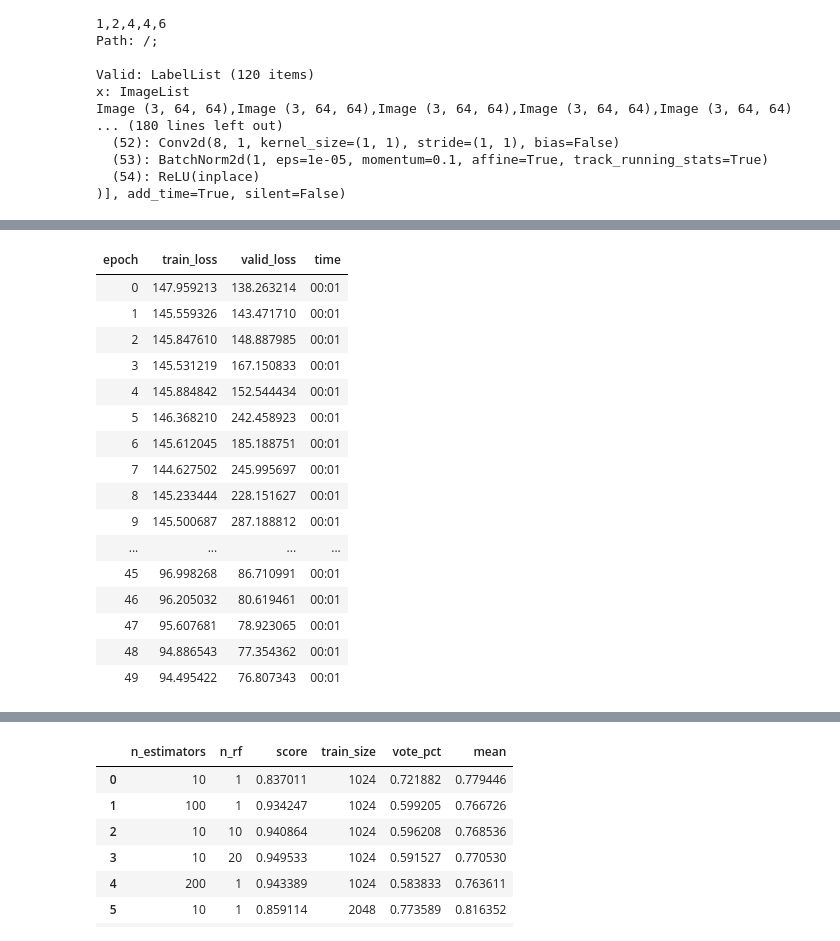
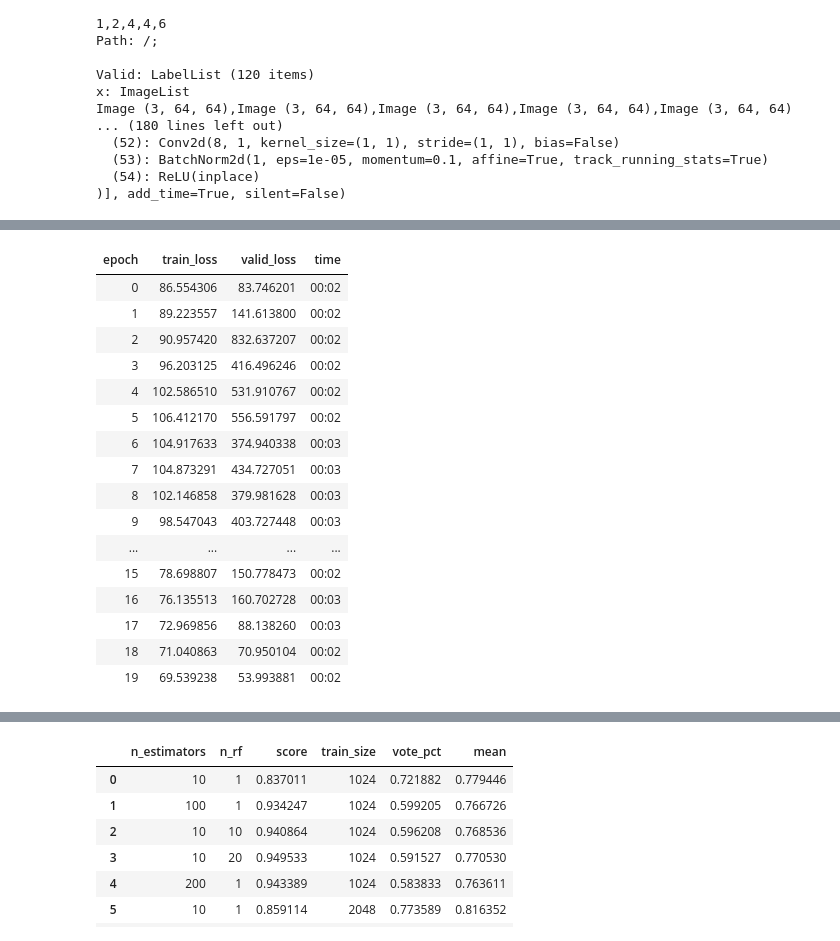
Before and after one commit to dhuynh95/fastai_autoencoder, a Jupyter notebook: MNIST.ipynb, the cells around one changed output, grey strips where cells are left out. Saved outputs shown, nothing was run; the diff lists cells and outputs as text; code cells hidden in the pictures.

```diff
--- a/MNIST.ipynb
+++ b/MNIST.ipynb
@@ -146,22 +127,0 @@ TypeError: __init__() missing 1 required positional argument: 'ks'
-# %%
-act_fn = nn.ReLU(inplace=True)
-
-nfs = [1,8,64,64,64]
-enc = Encoder(MobileConv,nfs,act_fn)
-
-nfs = [1024,24]
-vae_bn = VAEBottleneck(nfs,act_fn)
-vn_bn = Bottleneck(nfs,act_fn)
-
-nfs = [24,32,32,16,8,1]
-ks = [7,5,3,3]
-dec = Decoder(MobileConv,nfs,act_fn,size,ks)
-
-learn = AutoEncoderLearner(data,F.mse_loss,enc,vae_bn,dec)
-# learn = AutoEncoderLearner(data,F.mse_loss,enc,vn_bn,dec)
-
-kl_hook = VAEHook(learn,beta=1)
-
-learn.path = Path()
-
-learn.plot_rec()
@@ -189,6 +161,6 @@ Image (3, 64, 64),Image (3, 64, 64),Image (3, 64, 64),Image (3, 64, 64),Image (3
   (54): ReLU(inplace)
 )], add_time=True, silent=False)
 # %%
-learn.fit_one_cycle(50,1e-3)
+learn.fit_one_cycle(20,1e-3)
 # %% [output]
 | epoch | train_loss | valid_loss | time |
@@ -211,4 +183,4 @@ learn.fit_one_cycle(50,1e-3)
 # %%
-learn.fit_one_cycle(50,1e-2,callbacks=[kl_hook])
+learn.fit_one_cycle(20,1e-2,callbacks=[kl_hook])
 # %% [output]
 | epoch | train_loss | valid_loss | time |
@@ -231,3 +202,0 @@ learn.fit_one_cycle(50,1e-2,callbacks=[kl_hook])
-# %%
-learn.path = Path()
-learn.load("model_tiny_mnist_diverse_600")
@@ -252,20 +203,20 @@ Image (3, 64, 64),Image (3, 64, 64),Image (3, 64, 64),Image (3, 64, 64),Image (3
 # %%
-learn.fit_one_cycle(50,1e-2 / 2,callbacks=[kl_hook])
+learn.fit_one_cycle(20,1e-2,callbacks=[kl_hook])
 # %% [output]
 | epoch | train_loss | valid_loss | time |
-| 0 | 147.959213 | 138.263214 | 00:01 |
-| 1 | 145.559326 | 143.471710 | 00:01 |
-| 2 | 145.847610 | 148.887985 | 00:01 |
-| 3 | 145.531219 | 167.150833 | 00:01 |
-| 4 | 145.884842 | 152.544434 | 00:01 |
-| 5 | 146.368210 | 242.458923 | 00:01 |
-| 6 | 145.612045 | 185.188751 | 00:01 |
-| 7 | 144.627502 | 245.995697 | 00:01 |
-| 8 | 145.233444 | 228.151627 | 00:01 |
-| 9 | 145.500687 | 287.188812 | 00:01 |
+| 0 | 86.554306 | 83.746201 | 00:02 |
+| 1 | 89.223557 | 141.613800 | 00:02 |
+| 2 | 90.957420 | 832.637207 | 00:02 |
+| 3 | 96.203125 | 416.496246 | 00:02 |
+| 4 | 102.586510 | 531.910767 | 00:02 |
+| 5 | 106.412170 | 556.591797 | 00:02 |
+| 6 | 104.917633 | 374.940338 | 00:03 |
+| 7 | 104.873291 | 434.727051 | 00:03 |
+| 8 | 102.146858 | 379.981628 | 00:03 |
+| 9 | 98.547043 | 403.727448 | 00:03 |
 | ... | ... | ... | ... |
-| 45 | 96.998268 | 86.710991 | 00:01 |
-| 46 | 96.205032 | 80.619461 | 00:01 |
-| 47 | 95.607681 | 78.923065 | 00:01 |
-| 48 | 94.886543 | 77.354362 | 00:01 |
-| 49 | 94.495422 | 76.807343 | 00:01 |
+| 15 | 78.698807 | 150.778473 | 00:02 |
+| 16 | 76.135513 | 160.702728 | 00:03 |
+| 17 | 72.969856 | 88.138260 | 00:03 |
+| 18 | 71.040863 | 70.950104 | 00:02 |
+| 19 | 69.539238 | 53.993881 | 00:02 |
```
Also changed, not shown: parts of 60 cells of this notebook, 1 other file.
